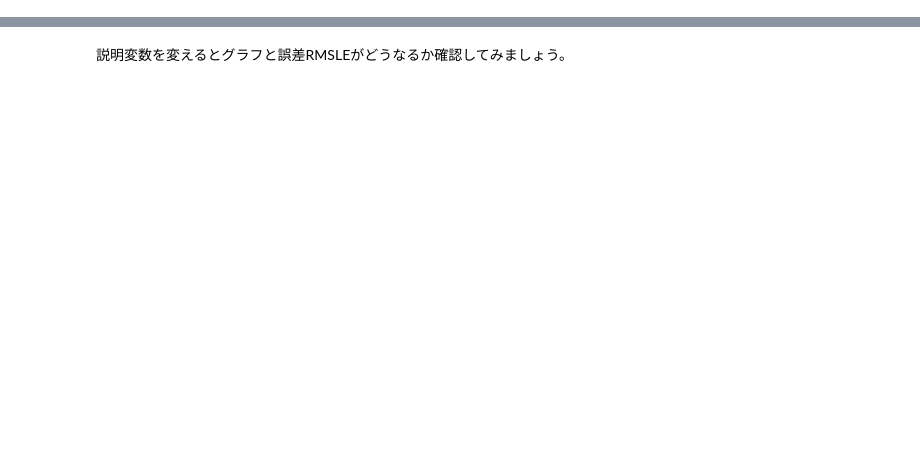
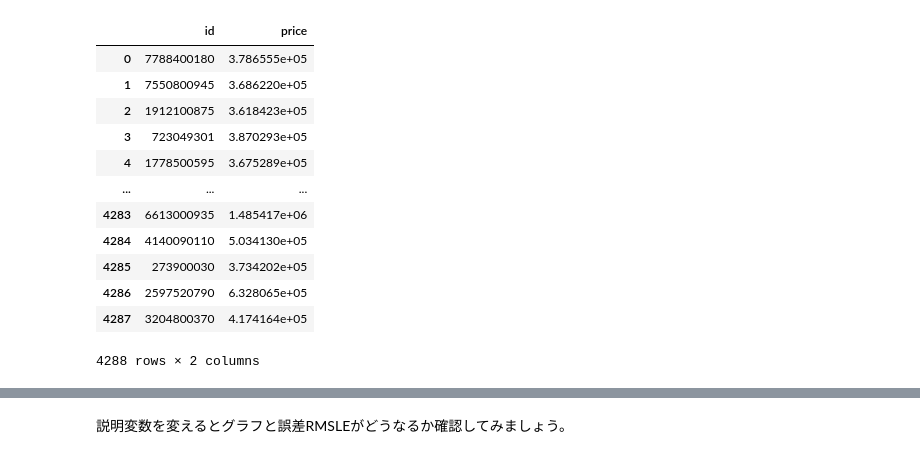
Before and after one commit to TakatoMatsumoto/data_policy_studies, a Jupyter notebook: chapter_1/notebook/modeling.ipynb, the cells around one changed output, grey strips where cells are left out. Cells and saved outputs as stored; diff of their text form; code cells hidden in the pictures; blank space fills up the shorter version.

```diff
--- a/chapter_1/notebook/modeling.ipynb
+++ b/chapter_1/notebook/modeling.ipynb
@@ -55,6 +73,22 @@ test_pred = np.exp(model.predict(X_test))
 #提出ファイルの出力
 sub_df = pd.DataFrame({"id":test_csv["id"].values,"price":test_pred})
 sub_df.to_csv("submission.csv", index=False)
+# %%
+sub_df
+# %% [output]
+|  | id | price |
+| 0 | 7788400180 | 3.786555e+05 |
+| 1 | 7550800945 | 3.686220e+05 |
+| 2 | 1912100875 | 3.618423e+05 |
+| 3 | 723049301 | 3.870293e+05 |
+| 4 | 1778500595 | 3.675289e+05 |
+| ... | ... | ... |
+| 4283 | 6613000935 | 1.485417e+06 |
+| 4284 | 4140090110 | 5.034130e+05 |
+| 4285 | 273900030 | 3.734202e+05 |
+| 4286 | 2597520790 | 6.328065e+05 |
+| 4287 | 3204800370 | 4.174164e+05 |
+4288 rows × 2 columns
 # %%
 #物件価格の予測と正解データの散布図
 #Training dataの物件価格と、Training dataの予測価格を表示しています
```
Also changed, not shown: parts of 6 cells of this notebook, 5 other files.
